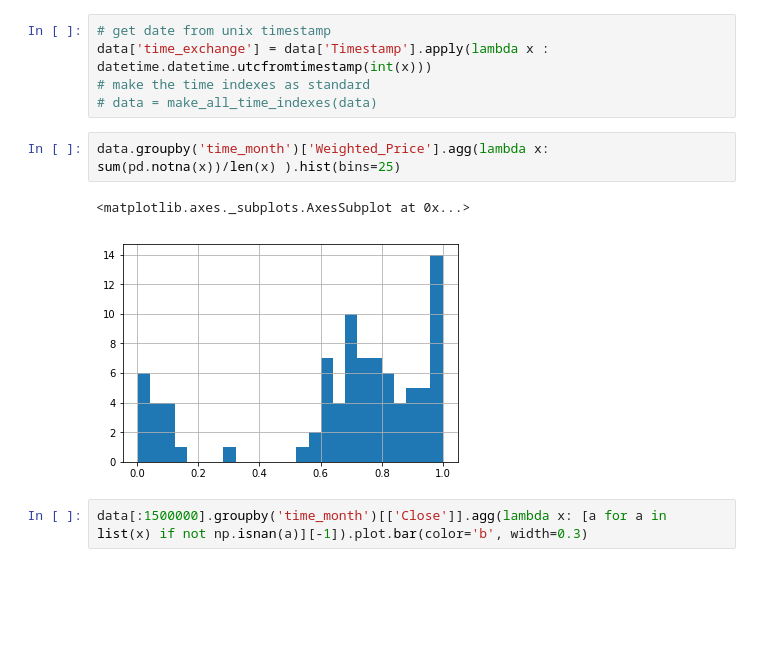
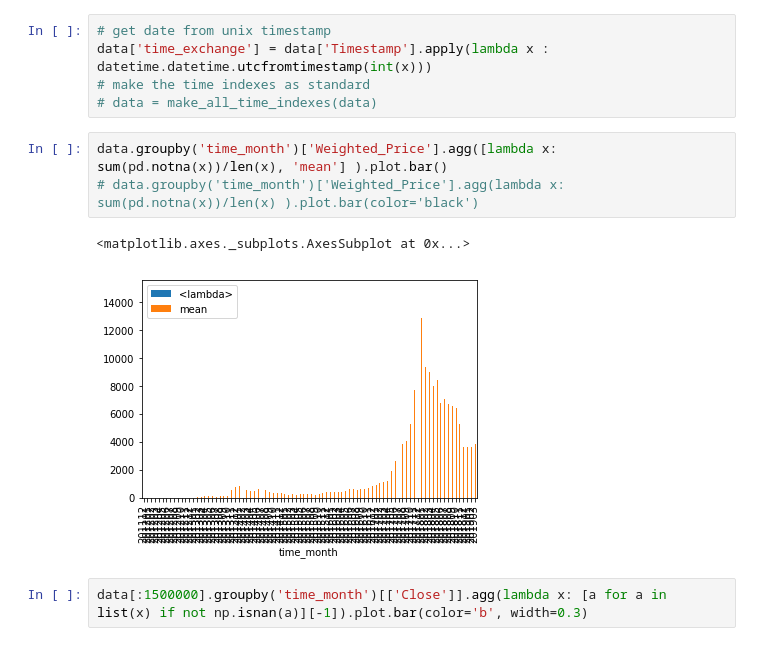
Before and after one commit to yigitmertol/Time_Series_Forecasting, a Jupyter notebook: ARMA_model/ARIMA.ipynb, the cells around one changed output. Saved outputs shown, nothing was run; the diff lists cells and outputs as text; blank space fills up the shorter version.

```diff
--- a/ARMA_model/ARIMA.ipynb
+++ b/ARMA_model/ARIMA.ipynb
@@ -34,10 +37,11 @@ data['time_exchange'] = data['Timestamp'].apply(lambda x : datetime.datetime.utc
 # make the time indexes as standard
 # data = make_all_time_indexes(data)
 # %%
-data.groupby('time_month')['Weighted_Price'].agg(lambda x: sum(pd.notna(x))/len(x) ).hist(bins=25)
+data.groupby('time_month')['Weighted_Price'].agg([lambda x: sum(pd.notna(x))/len(x), 'mean'] ).plot.bar()
+# data.groupby('time_month')['Weighted_Price'].agg(lambda x: sum(pd.notna(x))/len(x) ).plot.bar(color='black')
 # %% [output]
 <matplotlib.axes._subplots.AxesSubplot at 0x...>
-[figure, old version]
+[figure, new version]
 # %%
 data[:1500000].groupby('time_month')[['Close']].agg(lambda x: [a for a in list(x) if not np.isnan(a)][-1]).plot.bar(color='b', width=0.3)
 # %% [output]
```
Also changed, not shown: parts of 17 cells of this notebook, 2 other files.
